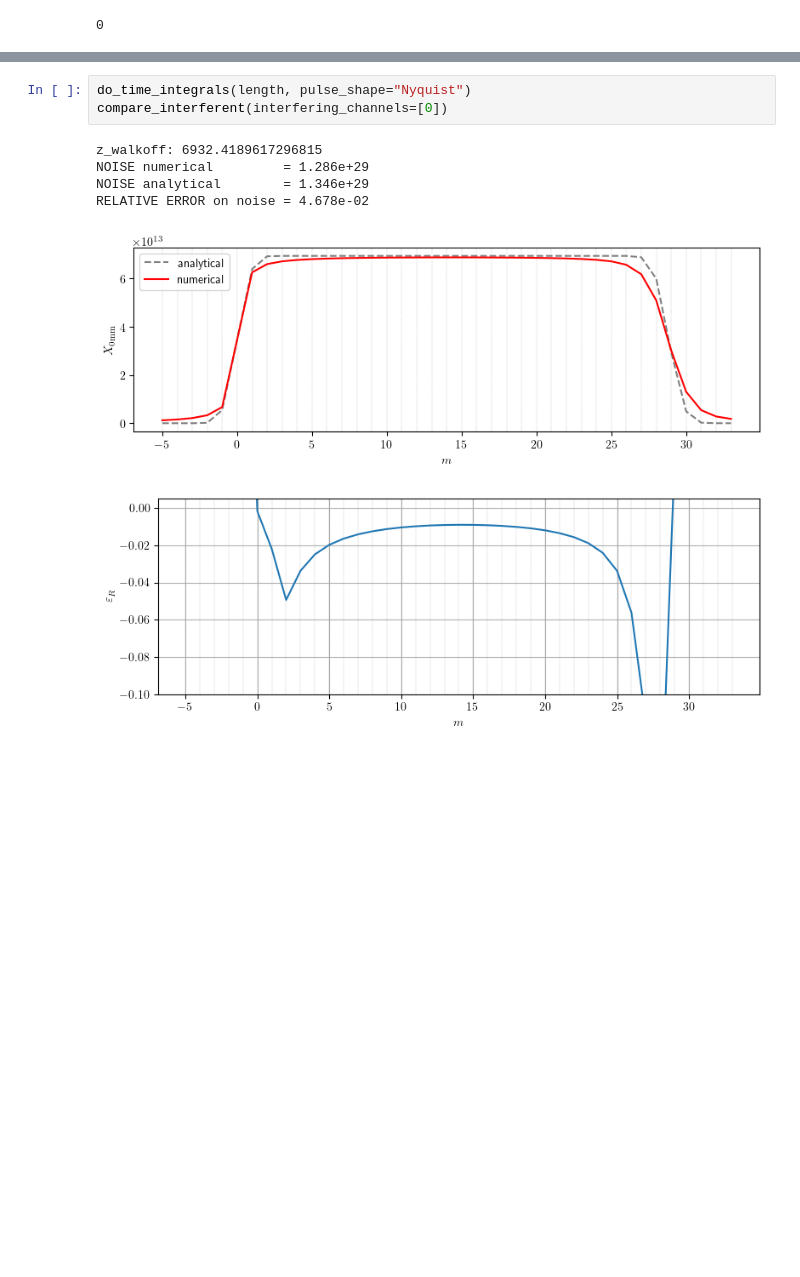
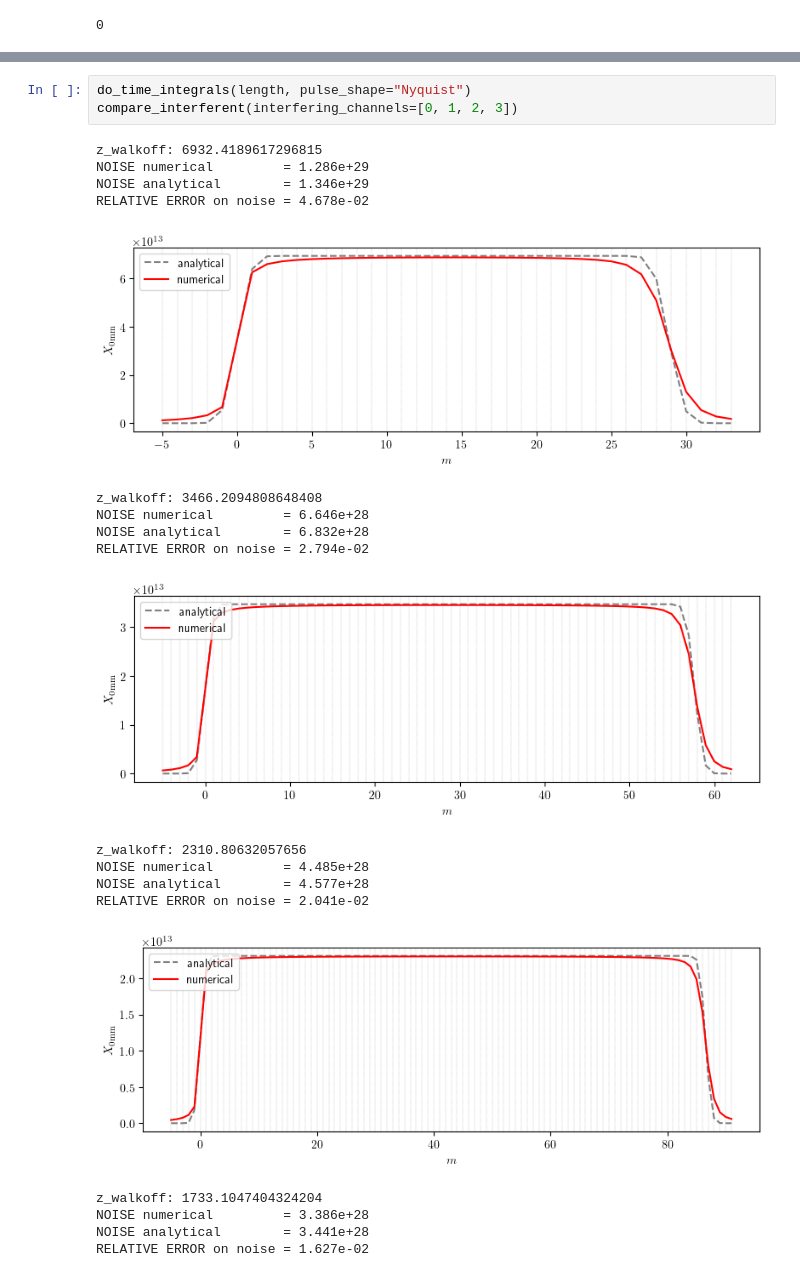
Before and after one commit to geeanlooca/PyNLIN, a Jupyter notebook: scripts/fmf.ipynb, the cells around one changed output, grey strips where cells are left out. Saved outputs shown, nothing was run; the diff lists cells and outputs as text; blank space fills up the shorter version.

Commit message:
fix: useless assert, multiple interferent simulations

```diff
--- a/scripts/fmf.ipynb
+++ b/scripts/fmf.ipynb
@@ -44,10 +59,23 @@ RELATIVE ERROR on noise = 1.242e-02
 # %%
 do_time_integrals(length, pulse_shape="Nyquist")
-compare_interferent(interfering_channels=[0])
+compare_interferent(interfering_channels=[0, 1, 2, 3])
 # %% [output]
 z_walkoff: 6932.4189617296815
 NOISE numerical         = 1.286e+29
 NOISE analytical        = 1.346e+29
 RELATIVE ERROR on noise = 4.678e-02
 [figure]
+z_walkoff: 3466.2094808648408
+NOISE numerical         = 6.646e+28
+NOISE analytical        = 6.832e+28
+RELATIVE ERROR on noise = 2.794e-02
-[figure, old version]
+[figure, new version]
+z_walkoff: 2310.80632057656
+NOISE numerical         = 4.485e+28
+NOISE analytical        = 4.577e+28
+RELATIVE ERROR on noise = 2.041e-02
+[figure, added]
+z_walkoff: 1733.1047404324204
+NOISE numerical         = 3.386e+28
+NOISE analytical        = 3.441e+28
+RELATIVE ERROR on noise = 1.627e-02
```
Also changed, not shown: parts of 2 cells of this notebook, 3 other files.
